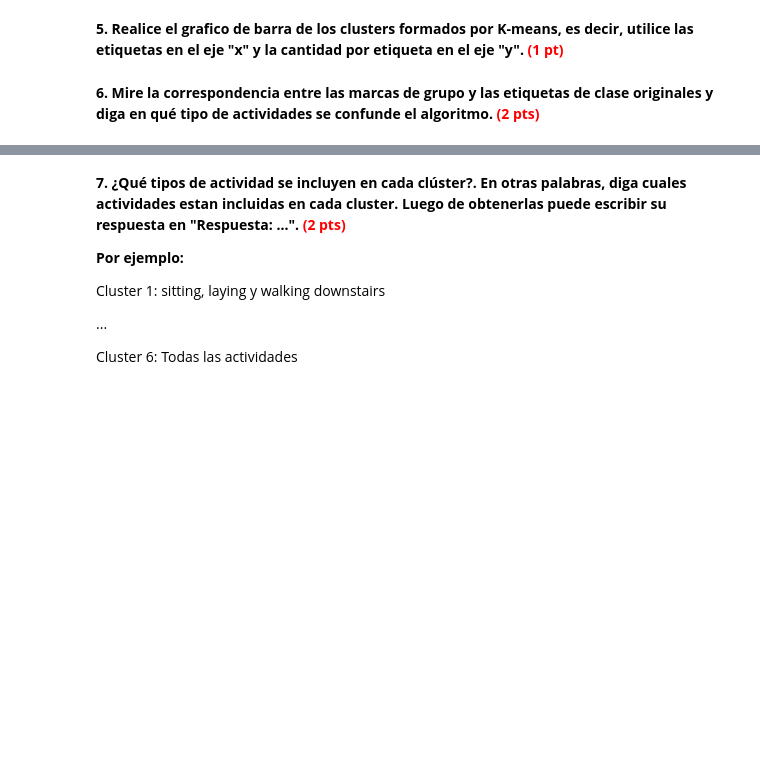
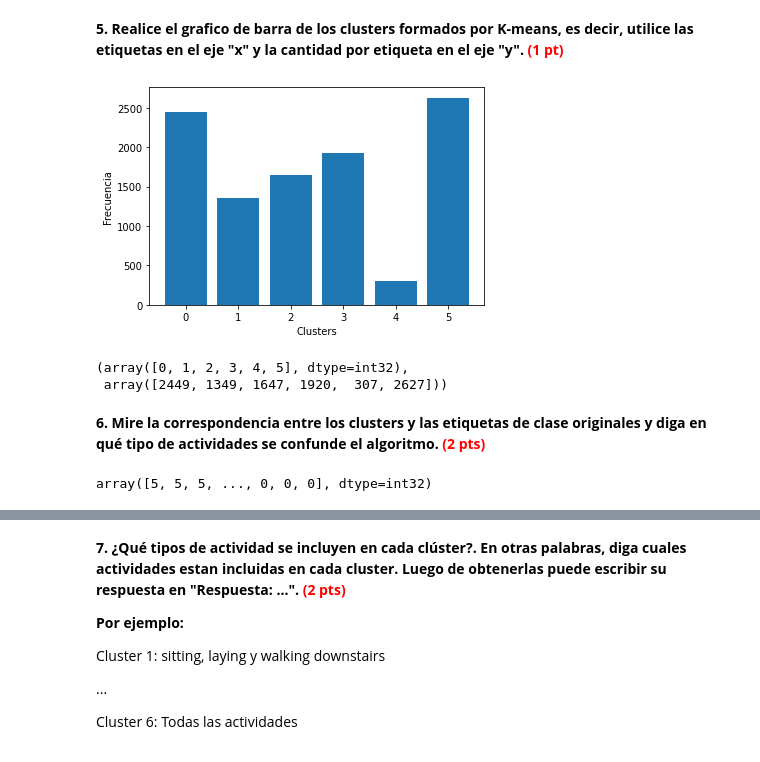
Before and after one commit to ssalazara/MACI_Analitica1, a Jupyter notebook: tarea_2.ipynb, the cells around one changed output, grey strips where cells are left out. Drawn from its saved outputs; the diff is of its cells as text; code cells hidden in the pictures; blank space fills up the shorter version.

```diff
--- a/tarea_2.ipynb
+++ b/tarea_2.ipynb
@@ -138,7 +139,7 @@ scaler.fit(X)
 # %% [output]
 StandardScaler()
 # %%
-X_train_scaled = scaler.transform(X)
+X_scaled = scaler.transform(X)
 # %% [markdown]
 ## Aplicación de algoritmo de clustering.
 
@@ -153,8 +154,8 @@ scores_s = []
 
 for i in range(2, 11):
     km = KMeans(n_clusters = i, random_state = 24)
-    km.fit(X_train_scaled)
-    scores_s.append(silhouette_score(X_train_scaled, km.labels_))
+    km.fit(X_scaled)
+    scores_s.append(silhouette_score(X_scaled, km.labels_))
 
 # Coeficiente de Silhouette Method
 plt.plot(range(2, 11), scores_s, '-s', color='darkred')
@@ -169,5 +170,26 @@ plt.show()
 <span style="color:red">A pesar de la cantidad de cluster "óptimos" que se hayan obtenido de la pregunta 1, para las siguientes preguntas utilice n_cluster = 6, ya que permitirá hacer la comparación directa con las etiquetas reales.
 # %% [markdown]
 **5. Realice el grafico de barra de los clusters formados por K-means, es decir, utilice las etiquetas en el eje "x" y la cantidad por etiqueta en el eje "y". <span style="color:red">(1 pt)</span>**
+# %%
+km = KMeans(n_clusters = 6, random_state = 0)
+km.fit(X_scaled)
+
+val_km = km.predict(X_scaled)
+# %%
+plt.bar(np.unique(val_km, return_counts=True)[0],np.unique(val_km, return_counts=True)[1])
+plt.xlabel("Clusters")
+plt.ylabel("Frecuencia")
+plt.show()
+# %% [output]
+[figure, added]
+# %%
+np.unique(val_km, return_counts=True)
+# %% [output]
+(array([0, 1, 2, 3, 4, 5], dtype=int32),
+ array([2449, 1349, 1647, 1920,  307, 2627]))
 # %% [markdown]
-**6. Mire la correspondencia entre las marcas de grupo y las etiquetas de clase originales y diga en qué tipo de actividades se confunde el algoritmo. <span style="color:red">(2 pts)</span>**
+**6. Mire la correspondencia entre los clusters y las etiquetas de clase originales y diga en qué tipo de actividades se confunde el algoritmo. <span style="color:red">(2 pts)</span>**
+# %%
+val_km
+# %% [output]
+array([5, 5, 5, ..., 0, 0, 0], dtype=int32)
```
Also changed, not shown: parts of 30 cells of this notebook.
